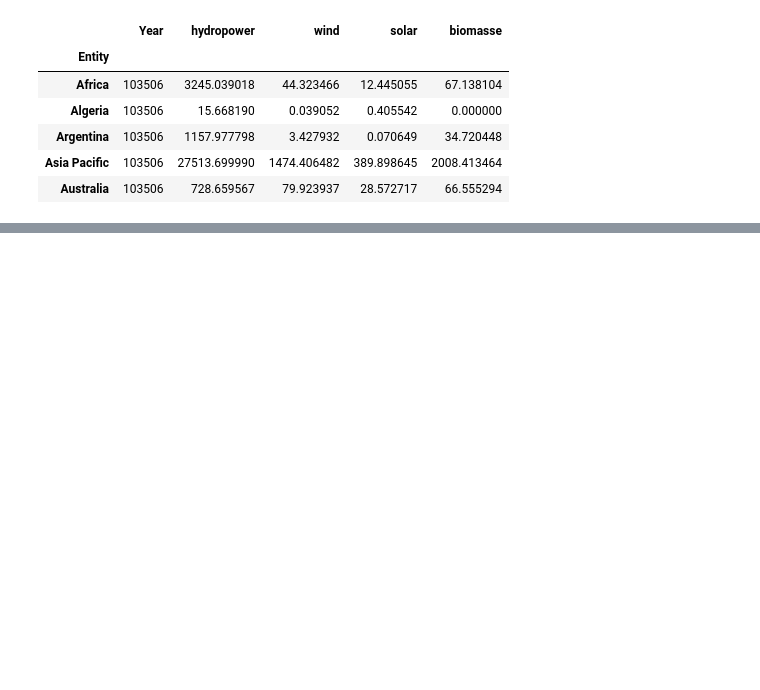
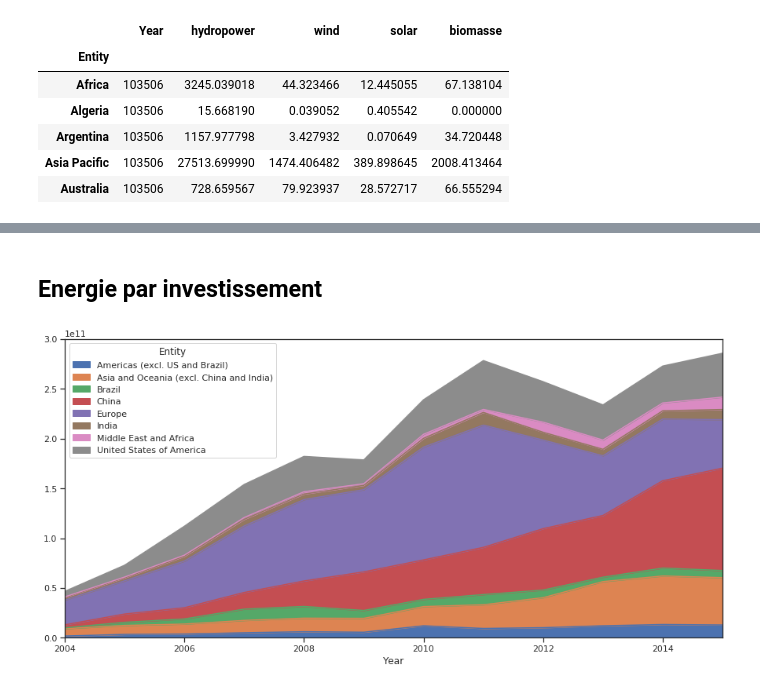
Before and after one commit to aksl20/hackathon-futur-energy, a Jupyter notebook: python/notebook/clean_renew_data.ipynb, the cells around one changed output, grey strips where cells are left out. Cells and saved outputs as stored; diff of their text form; code cells hidden in the pictures; blank space fills up the shorter version.

```diff
--- a/python/notebook/clean_renew_data.ipynb
+++ b/python/notebook/clean_renew_data.ipynb
@@ -134,0 +121,7 @@ Text(0, 0.5, 'GDP per capita')
+# %% [markdown]
+## Energie par investissement
+# %%
+data_rei_clean = clean_data(data_rei)
+ax = data_rei_clean.set_index(['Year','Entity']).unstack().plot(y='investment', kind='area')
+# %% [output]
+[figure, added]
```
Also changed, not shown: parts of 19 cells of this notebook.
